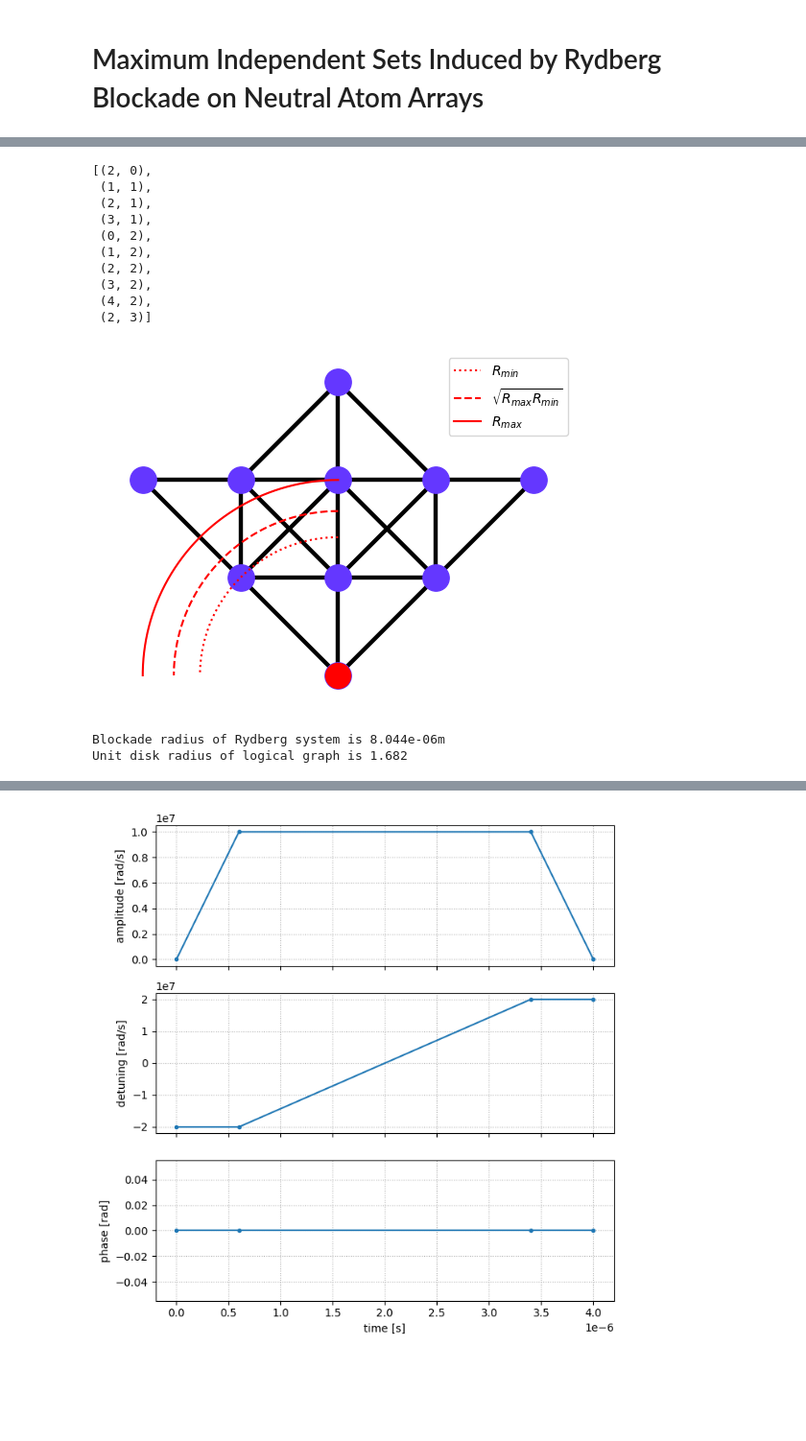
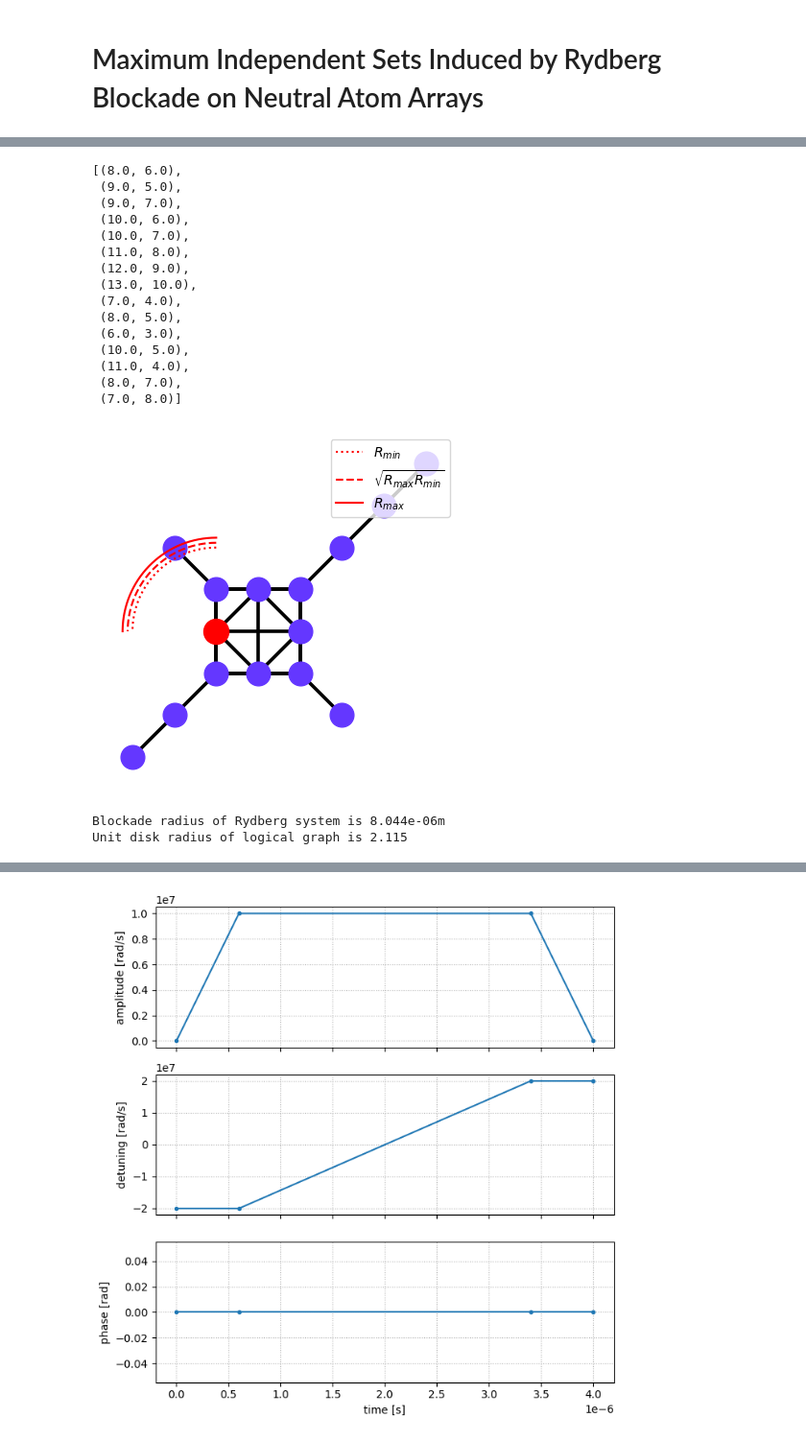
Before and after one commit to jorgegponce/2023_QuEra_FinalProject, a Jupyter notebook: Final_Project.ipynb, the cells around one changed output, grey strips where cells are left out. Shown at 96% size. Saved outputs shown, nothing was run; the diff lists cells and outputs as text; code cells hidden in the pictures; blank space fills up the shorter version.

```diff
--- a/Final_Project.ipynb
+++ b/Final_Project.ipynb
@@ -23,3 +23,44 @@ import numpy as np
 
 from scipy import optimize
 from iquhack_utils import visualize_graph
+# %%
+n_nodes = 15
+
+lattice_constant = 40
+
+atomsX = np.array([320.0, 360.0, 360.0, 400.0, 400.0, 440.0, 480.0, 520.0, 280.0, 320.0, 240.0, 400.0, 440.0, 320.0, 280.0, 0.0, 0.0, 0.0, 0.0, 0.0, 0.0, 0.0, 0.0, 0.0, 0.0, 0.0, 0.0, 0.0, 0.0, 0.0, 0.0, 0.0, 0.0, 0.0, 0.0, 0.0, 0.0, 0.0, 0.0, 0.0, 0.0, 0.0, 0.0, 0.0, 0.0, 0.0, 0.0, 0.0, 0.0, 0.0, 0.0, 0.0, 0.0, 0.0, 0.0, 0.0, 0.0, 0.0, 0.0, 0.0, 0.0, 0.0, 0.0, 0.0, 0.0, 0.0, 0.0, 0.0, 0.0, 0.0, 0.0, 0.0, 0.0, 0.0, 0.0, 0.0, 0.0, 0.0, 0.0, 0.0, 0.0, 0.0, 0.0, 0.0, 0.0, 0.0, 0.0, 0.0, 0.0, 0.0, 0.0, 0.0, 0.0, 0.0, 0.0, 0.0, 0.0, 0.0, 0.0, 0.0, 0.0, 0.0, 0.0, 0.0, 0.0, 0.0, 0.0, 0.0, 0.0, 0.0, 0.0, 0.0, 0.0, 0.0, 0.0, 0.0, 0.0, 0.0, 0.0, 0.0, 0.0, 0.0, 0.0, 0.0, 0.0, 0.0, 0.0, 0.0, 0.0, 0.0, 0.0, 0.0, 0.0, 0.0, 0.0, 0.0, 0.0, 0.0, 0.0, 0.0, 0.0, 0.0, 0.0, 0.0, 0.0, 0.0, 0.0, 0.0, 0.0, 0.0, 0.0, 0.0, 0.0, 0.0, 0.0, 0.0, 0.0, 0.0, 0.0, 0.0, 0.0, 0.0, 0.0, 0.0, 0.0, 0.0, 0.0, 0.0, 0.0, 0.0, 0.0, 0.0, 0.0, 0.0, 0.0, 0.0, 0.0, 0.0, 0.0, 0.0, 0.0, 0.0, 0.0, 0.0, 0.0, 0.0, 0.0, 0.0, 0.0, 0.0, 0.0, 0.0, 0.0, 0.0, 0.0, 0.0, 0.0, 0.0, 0.0, 0.0, 0.0, 0.0, 0.0, 0.0, 0.0, 0.0, 0.0, 0.0, 0.0, 0.0, 0.0, 0.0, 0.0, 0.0, 0.0, 0.0, 0.0, 0.0, 0.0, 0.0, 0.0, 0.0, 0.0, 0.0, 0.0, 0.0, 0.0, 0.0, 0.0, 0.0, 0.0, 0.0, 0.0, 0.0, 0.0, 0.0, 0.0, 0.0, 0.0, 0.0, 0.0, 0.0, 0.0, 0.0, 0.0, 0.0, 0.0, 0.0, 0.0, 0.0, 0.0, 0.0, 0.0, 0.0, 0.0, 0.0])
+
+atomsY = np.array([240.0, 200.0, 280.0, 240.0, 280.0, 320.0, 360.0, 400.0, 160.0, 200.0, 120.0, 200.0, 160.0, 280.0, 320.0, 0.0, 0.0, 0.0, 0.0, 0.0, 0.0, 0.0, 0.0, 0.0, 0.0, 0.0, 0.0, 0.0, 0.0, 0.0, 0.0, 0.0, 0.0, 0.0, 0.0, 0.0, 0.0, 0.0, 0.0, 0.0, 0.0, 0.0, 0.0, 0.0, 0.0, 0.0, 0.0, 0.0, 0.0, 0.0, 0.0, 0.0, 0.0, 0.0, 0.0, 0.0, 0.0, 0.0, 0.0, 0.0, 0.0, 0.0, 0.0, 0.0, 0.0, 0.0, 0.0, 0.0, 0.0, 0.0, 0.0, 0.0, 0.0, 0.0, 0.0, 0.0, 0.0, 0.0, 0.0, 0.0, 0.0, 0.0, 0.0, 0.0, 0.0, 0.0, 0.0, 0.0, 0.0, 0.0, 0.0, 0.0, 0.0, 0.0, 0.0, 0.0, 0.0, 0.0, 0.0, 0.0, 0.0, 0.0, 0.0, 0.0, 0.0, 0.0, 0.0, 0.0, 0.0, 0.0, 0.0, 0.0, 0.0, 0.0, 0.0, 0.0, 0.0, 0.0, 0.0, 0.0, 0.0, 0.0, 0.0, 0.0, 0.0, 0.0, 0.0, 0.0, 0.0, 0.0, 0.0, 0.0, 0.0, 0.0, 0.0, 0.0, 0.0, 0.0, 0.0, 0.0, 0.0, 0.0, 0.0, 0.0, 0.0, 0.0, 0.0, 0.0, 0.0, 0.0, 0.0, 0.0, 0.0, 0.0, 0.0, 0.0, 0.0, 0.0, 0.0, 0.0, 0.0, 0.0, 0.0, 0.0, 0.0, 0.0, 0.0, 0.0, 0.0, 0.0, 0.0, 0.0, 0.0, 0.0, 0.0, 0.0, 0.0, 0.0, 0.0, 0.0, 0.0, 0.0, 0.0, 0.0, 0.0, 0.0, 0.0, 0.0, 0.0, 0.0, 0.0, 0.0, 0.0, 0.0, 0.0, 0.0, 0.0, 0.0, 0.0, 0.0, 0.0, 0.0, 0.0, 0.0, 0.0, 0.0, 0.0, 0.0, 0.0, 0.0, 0.0, 0.0, 0.0, 0.0, 0.0, 0.0, 0.0, 0.0, 0.0, 0.0, 0.0, 0.0, 0.0, 0.0, 0.0, 0.0, 0.0, 0.0, 0.0, 0.0, 0.0, 0.0, 0.0, 0.0, 0.0, 0.0, 0.0, 0.0, 0.0, 0.0, 0.0, 0.0, 0.0, 0.0, 0.0, 0.0, 0.0, 0.0, 0.0, 0.0, 0.0, 0.0, 0.0, 0.0, 0.0, 0.0 ])
+
+atomsX = atomsX/lattice_constant
+atomsY = atomsY/lattice_constant
+# %%
+def generate_graph_from_data(atomsX, atomsY, n_nodes, lattice_constant):
+
+
+    atom_list = []
+    for ii in range(n_nodes):
+        atom_list.append((atomsX[ii], atomsY[ii]))
+
+
+    G = nx.Graph()
+
+    nodes = []
+    for ii in range(len(atom_list)):
+        nodes.append((ii, {"pos":atom_list[ii]}))
+
+    G.add_nodes_from(nodes)
+
+    G.add_edges_from(nx.geometric_edges(G, radius=80.44/lattice_constant))
+
+    # G = nx.Graph()
+    # for ii in range(len(atom_list)):
+    #     G.add_node(ii)
+
+    # for ii in range(len(verticesFirst)):
+    #     G.add_edge(verticesFirst[ii], verticesSecond[ii])
+
+
+    return atom_list, G
+
+positions, G = generate_graph_from_data(atomsX, atomsY, n_nodes, lattice_constant)
@@ -113,16 +161,21 @@ plt.show()
 # %%
 positions
 # %% [output]
-[(2, 0),
- (1, 1),
- (2, 1),
- (3, 1),
- (0, 2),
- (1, 2),
- (2, 2),
- (3, 2),
- (4, 2),
- (2, 3)]
+[(8.0, 6.0),
+ (9.0, 5.0),
+ (9.0, 7.0),
+ (10.0, 6.0),
+ (10.0, 7.0),
+ (11.0, 8.0),
+ (12.0, 9.0),
+ (13.0, 10.0),
+ (7.0, 4.0),
+ (8.0, 5.0),
+ (6.0, 3.0),
+ (10.0, 5.0),
+ (11.0, 4.0),
+ (8.0, 7.0),
+ (7.0, 8.0)]
 # %%
 def find_UDG_radius(position, graph):
     '''
@@ -155,35 +208,35 @@ def find_UDG_radius(position, graph):
         raise BaseException("Graph is not a unit disk graph!")
 
     return np.sqrt(rmin*rmax),rmin,rmax
 
 # Find unit disk radius
 unitdisk_radius,min_radius,max_radius = find_UDG_radius(positions, G)
 
 
 
 
 # Visualize using networkx
 fig = plt.figure()
 ax = plt.subplot(1,1,1)
 visualize_graph(ax,G,positions)
 
 
 # Draw the minimum and maximum unit disk radius of the graph
-x0,y0 = (2,0)
+x0,y0 = (positions[0][0],positions[0][1])
 angles = np.linspace(np.pi/2,np.pi,1001)
 ax.plot(min_radius*np.cos(angles)+x0,min_radius*np.sin(angles)+y0,
         linestyle=":",color="red",label="$R_{min}$")
 ax.plot(unitdisk_radius*np.cos(angles)+x0,unitdisk_radius*np.sin(angles)+y0,
         linestyle="--",color="red",label="$\sqrt{R_{max}R_{min}}$")
 ax.plot(max_radius*np.cos(angles)+x0,max_radius*np.sin(angles)+y0,
         linestyle="-",color="red",label="$R_{max}$")
 
 ax.scatter(x0,y0,color="red",zorder=3,marker="o",s=350)
 # ax.set_xlim((-0.25,3))
 plt.legend(loc="upper right",)
 plt.show()
 # %% [output]
-[figure, old version]
+[figure, new version]
 # %%
 from iquhack_utils import get_blockade_radius,C6
 
@@ -196,7 +249,7 @@ print('Blockade radius of Rydberg system is {:0.3e}m'.format(blockade_radius))
 print('Unit disk radius of logical graph is {:0.3f}'.format(unitdisk_radius))
 # %% [output]
 Blockade radius of Rydberg system is 8.044e-06m
-Unit disk radius of logical graph is 1.682
+Unit disk radius of logical graph is 2.115
 # %%
 def generate_register(positions, blockade_radius, unitdisk_radius):
 
```
Also changed, not shown: parts of 4 cells of this notebook, 2 other files.
